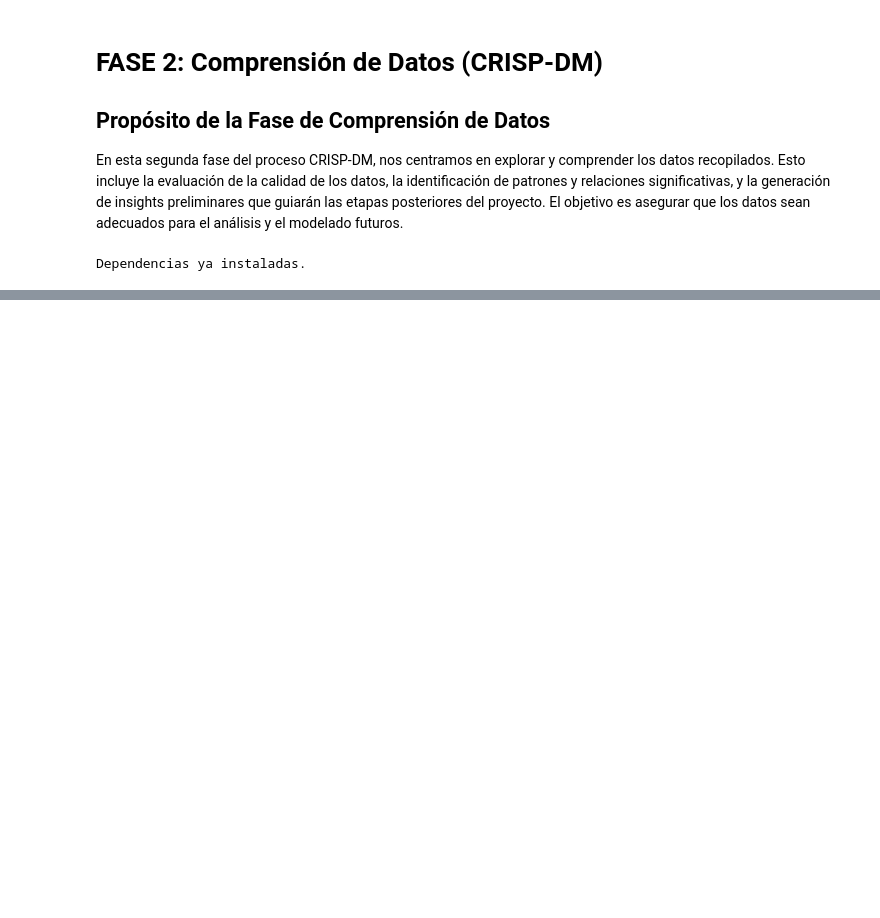
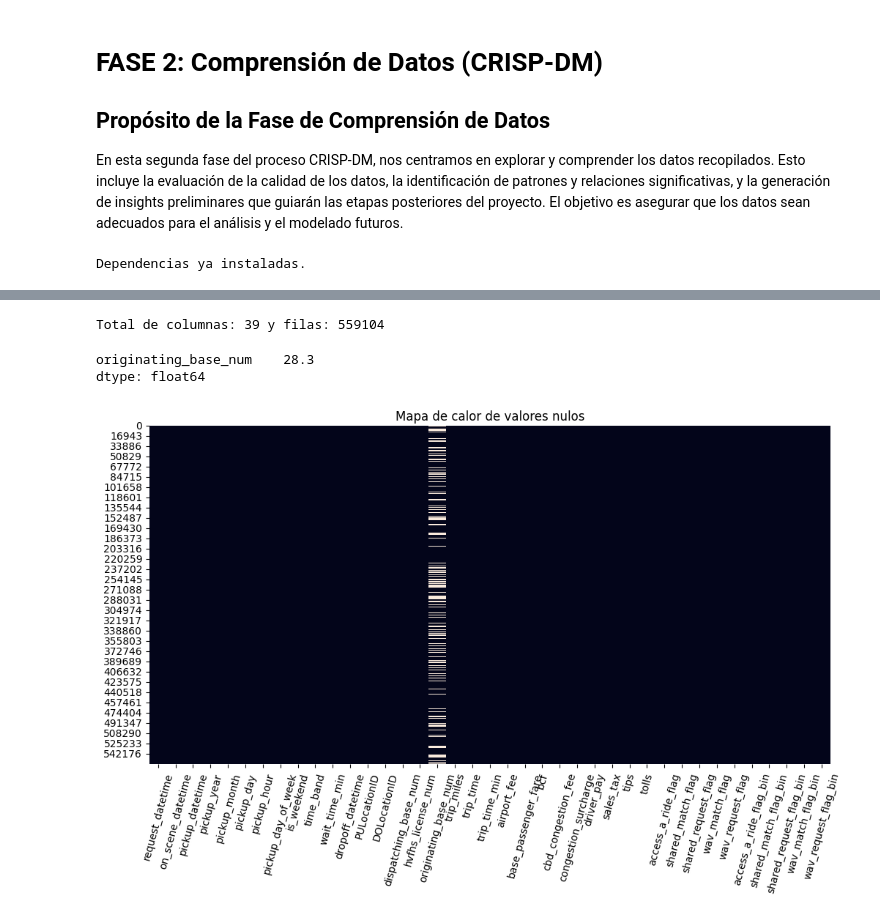
Before and after one commit to secarvallo/MLY0100, a Jupyter notebook: ML-ET/crisp-dm/02_data_understanding.ipynb, the cells around one changed output, grey strips where cells are left out. Drawn from its saved outputs; the diff is of its cells as text; code cells hidden in the pictures; blank space fills up the shorter version.

```diff
--- a/ML-ET/crisp-dm/02_data_understanding.ipynb
+++ b/ML-ET/crisp-dm/02_data_understanding.ipynb
@@ -87,0 +242,6 @@ df.sample(5)
+# %%
+# For HVFHS data (using the loaded fhvhv_sample):
+hvfhs_sample_ordered = save_ordered_dataset(fhvhv_sample, 'hvfhs', 'hvfhs_ordered_dataset.parquet', 'parquet')
+
+# For Taxis data:
+taxis_sample_ordered = save_ordered_dataset(taxis_sample, 'taxis', 'taxis_ordered_dataset.parquet', 'parquet')
@@ -87,0 +267,2 @@ df.sample(5)
+# %%
+df_hvfhs = hvfhs_sample_ordered.copy()
@@ -87,0 +326,11 @@ df.sample(5)
+# %%
+# --- Grupo 2: Mover features de 'trip_time' ---
+
+# Volvemos a buscar la ubicación de la columna "ancla"
+# (Su índice puede haber cambiado por las inserciones anteriores)
+loc_trip_time = df_hvfhs.columns.get_loc('trip_time')
+
+# Insertamos la columna de minutos justo después
+df_hvfhs.insert(loc_trip_time + 1, 'trip_time_min', df_hvfhs.pop('trip_time_min'))
+
+print("¡Columnas re-ubicadas exitosamente!")
@@ -87,0 +339,18 @@ df.sample(5)
+# %%
+#  --- Grupo 3: Transformación de Banderas ---
+# Verificar primero si las columnas originales existen o si ya fueron transformadas
+flag_columns = ['access_a_ride_flag', 'shared_match_flag', 'shared_request_flag', 'wav_match_flag', 'wav_request_flag']
+existing_flags = [col for col in flag_columns if col in df_hvfhs.columns]
+bin_flags = [col + '_bin' for col in flag_columns if col + '_bin' in df_hvfhs.columns]
+
+if existing_flags:
+    print(f"Transformando las siguientes banderas: {existing_flags}")
+    # Transformar solo las columnas que existen
+    for flag_col in existing_flags:
+        bin_col = flag_col + '_bin'
+        df_hvfhs[bin_col] = df_hvfhs[flag_col].map({'Y': 1, 'N': 0}).astype('int32')
+    print(f"¡Transformación de {len(existing_flags)} banderas completada!")
+elif bin_flags:
+    print(f"Las banderas ya fueron transformadas: {bin_flags}")
+else:
+    print("No se encontraron columnas de banderas para transformar.")
@@ -87,0 +380,22 @@ df.sample(5)
+# %%
+# Total de columnas y filas
+print("Total de columnas:", df_hvfhs.shape[1], "y filas:", df_hvfhs.shape[0])
+# %% [output]
+Total de columnas: 39 y filas: 559104
+# %%
+# Porcentaje de valores nulos por columna (antes de limpieza)
+missing_values = df_hvfhs.isnull().sum()/len(df_hvfhs)
+missing_values = ((missing_values[missing_values > 0].round(3).sort_values(ascending=False)*100).round(2))
+missing_values
+# %% [output]
+originating_base_num    28.3
+dtype: float64
+# %%
+# Mapa de calor de valores nulos
+plt.figure(figsize=(12, 6))
+sns.heatmap(df_hvfhs.isnull(), cbar=False)
+plt.title("Mapa de calor de valores nulos")
+ax = plt.gca()
+ax.tick_params(axis='x', rotation=75)
+# %% [output]
+[figure, added]
```
Also changed, not shown: parts of 45 cells of this notebook, 7 other files.
